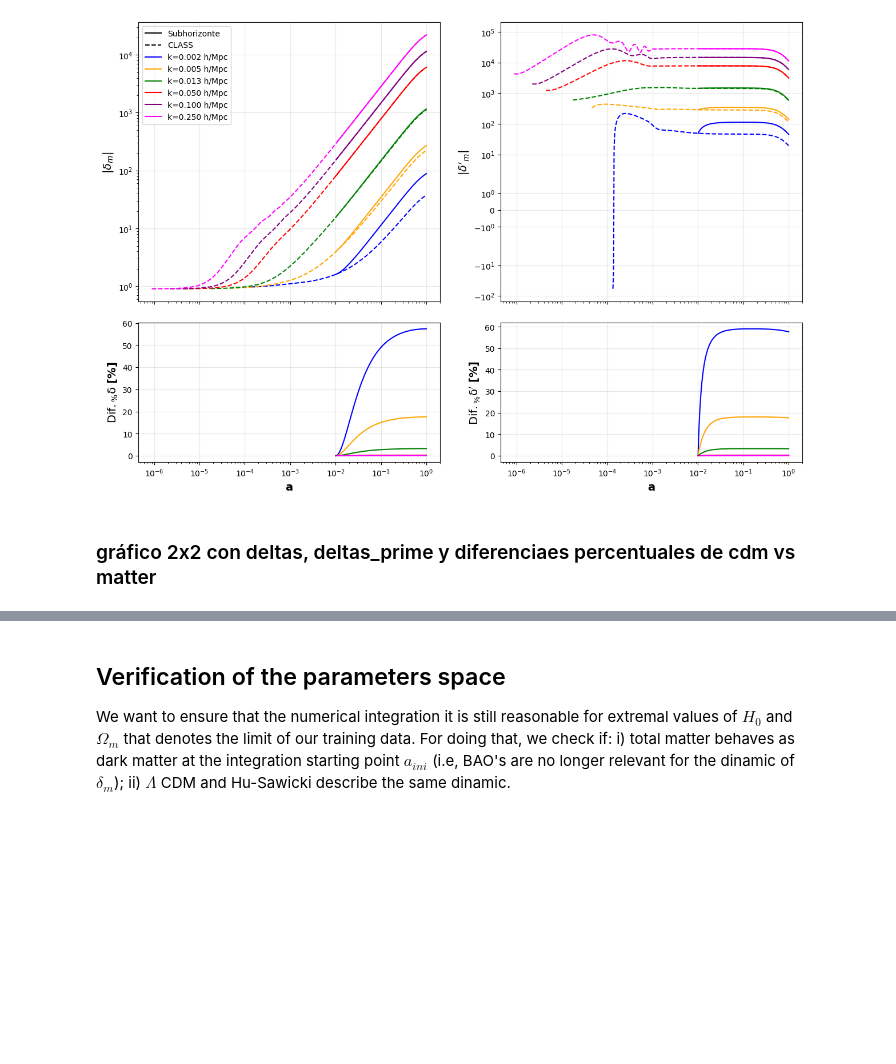
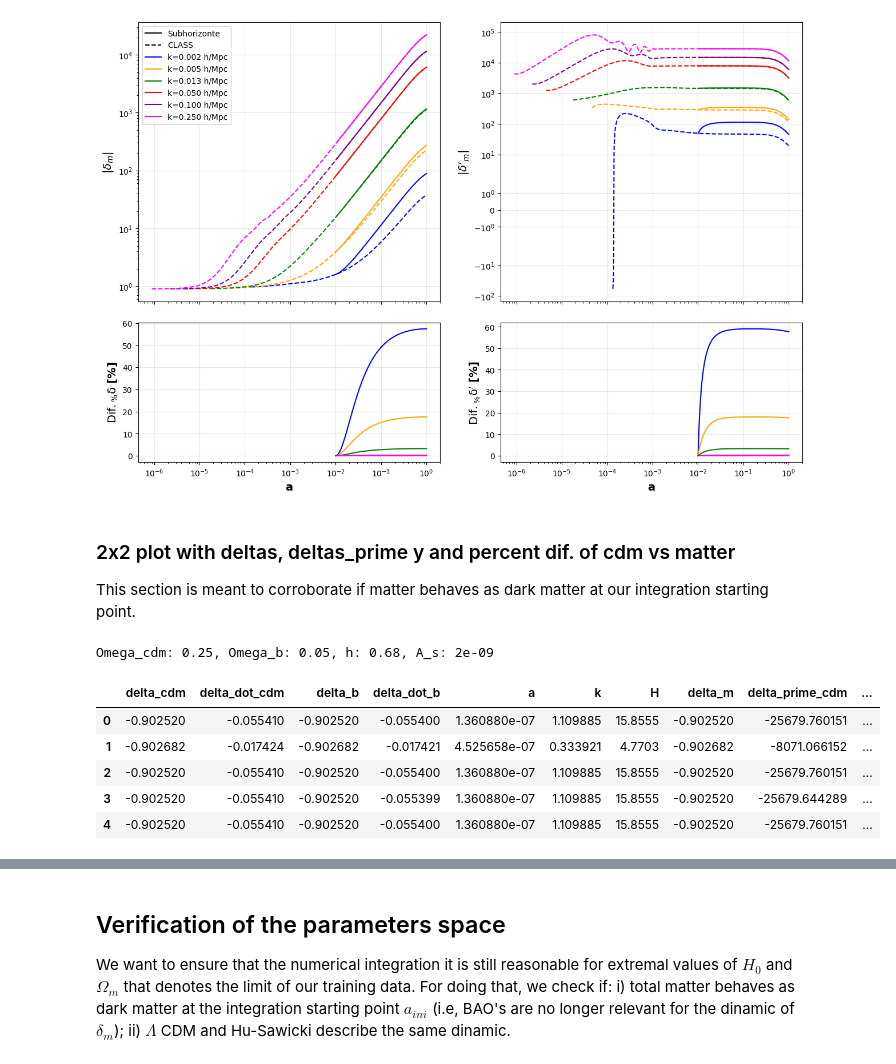
Before and after one commit to PedroRozin/Initial-Conditions-of-the-Matter-Perturbation-Equation-with-Neural-Networks, a Jupyter notebook: notebooks/comparations.ipynb, the cells around one changed output, grey strips where cells are left out. Drawn from its saved outputs; the diff is of its cells as text; code cells hidden in the pictures; blank space fills up the shorter version.

```diff
--- a/notebooks/comparations.ipynb
+++ b/notebooks/comparations.ipynb
@@ -185,7 +186,40 @@ k requested: 0.25 h/Mpc -> k found in df: 0.250 h/Mpc
 a_initial: 0.0110, k_horizon: 0.0111 h/Mpc, k_selected: 0.2500 h/Mpc
 [figure]
 # %% [markdown]
-### gráfico 2x2 con deltas, deltas_prime y diferenciaes percentuales de cdm vs matter
+###  2x2 plot with deltas, deltas_prime y and percent dif. of cdm vs matter
+
+This section is meant to corroborate if matter behaves as dark matter at our integration starting point.
+# %%
+path = '/home/pedrorozin/paper_tesis2025/delta_prime_cdm.txt'
+
+Omega_cdm = .25
+Omega_b = .05
+Omega_m = Omega_cdm + Omega_b
+h = .68
+A_s = 2.0e-9
+print(f"Omega_cdm: {Omega_cdm}, Omega_b: {Omega_b}, h: {h}, A_s: {A_s}")
+
+if os.path.exists(path):
+	os.remove(path)
+
+_M = ft.common_settings(k=0.01, omega_m=Omega_m, A_s=A_s, h=h) #this creates a .txt with the results of CLASS in C for the given parameters
+
+df = ft.read_adhoc_txt(path)
+delta_m = ft.compute_delta_m(df['delta_cdm'], df['delta_b'], Omega_cdm, Omega_b)
+df['delta_m'] = delta_m
+df = ft.deriv_tau_to_a(df, 'delta_dot_cdm')
+df = ft.deriv_tau_to_a(df, 'delta_dot_b')
+df['delta_prime_m'] = ft.compute_delta_m(df['delta_prime_cdm'], df['delta_prime_b'], Omega_cdm, Omega_b)
+
+df.head()
+# %% [output]
+Omega_cdm: 0.25, Omega_b: 0.05, h: 0.68, A_s: 2e-09
+|  | delta_cdm | delta_dot_cdm | delta_b | delta_dot_b | a | k | H | delta_m | delta_prime_cdm | ... |
+| 0 | -0.902520 | -0.055410 | -0.902520 | -0.055400 | 1.360880e-07 | 1.109885 | 15.8555 | -0.902520 | -25679.760151 | ... |
+| 1 | -0.902682 | -0.017424 | -0.902682 | -0.017421 | 4.525658e-07 | 0.333921 | 4.7703 | -0.902682 | -8071.066152 | ... |
+| 2 | -0.902520 | -0.055410 | -0.902520 | -0.055400 | 1.360880e-07 | 1.109885 | 15.8555 | -0.902520 | -25679.760151 | ... |
+| 3 | -0.902520 | -0.055410 | -0.902520 | -0.055399 | 1.360880e-07 | 1.109885 | 15.8555 | -0.902520 | -25679.644289 | ... |
+| 4 | -0.902520 | -0.055410 | -0.902520 | -0.055400 | 1.360880e-07 | 1.109885 | 15.8555 | -0.902520 | -25679.760151 | ... |
 # %%
 #import Line2D
 from matplotlib.lines import Line2D
```
Also changed, not shown: parts of 6 cells of this notebook, 8 other files.
